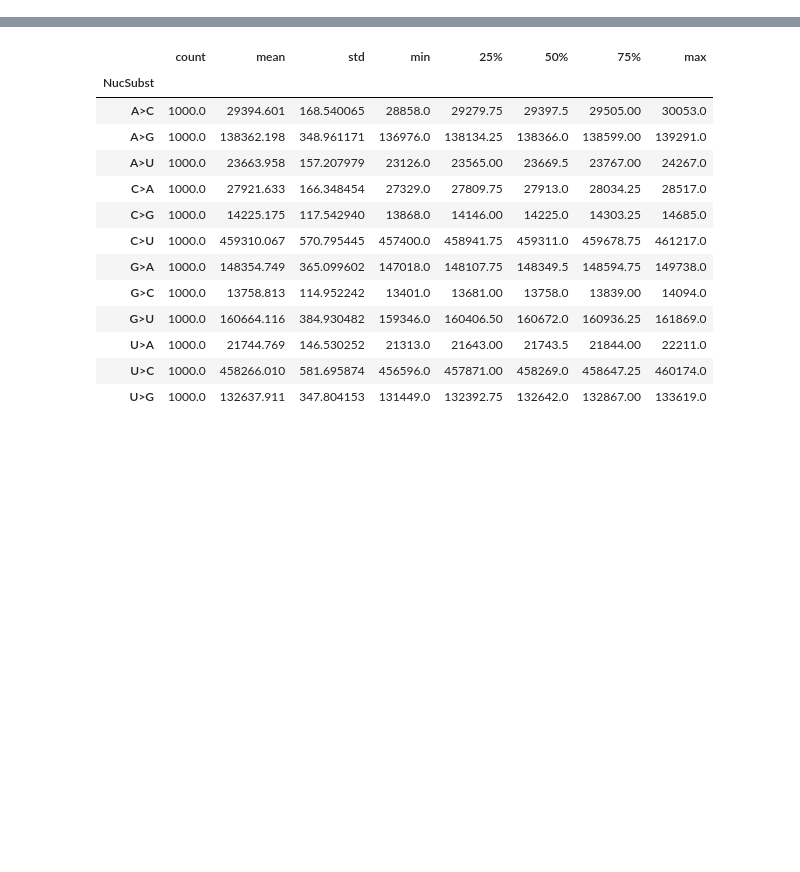
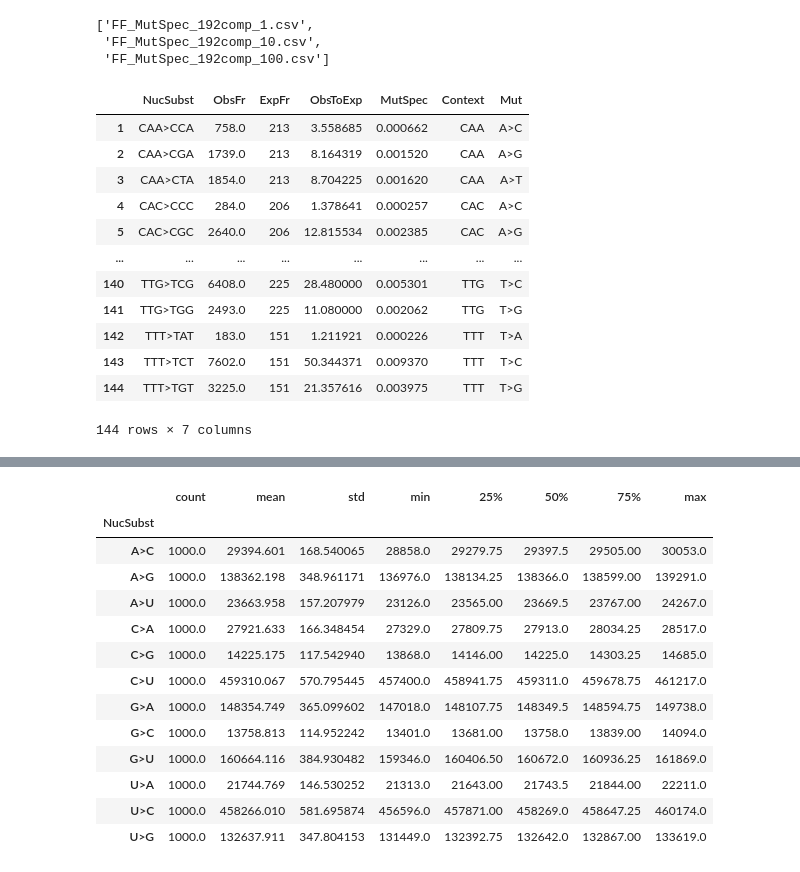
Before and after one commit to mitoclub/Signatures, a Jupyter notebook: notebooks/2.EDA_bootstraping.ipynb, the cells around one changed output, grey strips where cells are left out. Cells and saved outputs as stored; diff of their text form; code cells hidden in the pictures; blank space fills up the shorter version.

```diff
--- a/notebooks/2.EDA_bootstraping.ipynb
+++ b/notebooks/2.EDA_bootstraping.ipynb
@@ -10,5 +10,10 @@ path = "../data/raw/bootstrapping_mutspecs/"
 # %%
 filepaths = sorted(os.listdir(path))
+filepaths[:3]
+# %% [output]
+['FF_MutSpec_192comp_1.csv',
+ 'FF_MutSpec_192comp_10.csv',
+ 'FF_MutSpec_192comp_100.csv']
 # %%
 dataframes = []
 for f in filepaths:
@@ -18,0 +29,16 @@ for f in filepaths:
+# %%
+d
+# %% [output]
+|  | NucSubst | ObsFr | ExpFr | ObsToExp | MutSpec | Context | Mut |
+| 1 | CAA>CCA | 758.0 | 213 | 3.558685 | 0.000662 | CAA | A>C |
+| 2 | CAA>CGA | 1739.0 | 213 | 8.164319 | 0.001520 | CAA | A>G |
+| 3 | CAA>CTA | 1854.0 | 213 | 8.704225 | 0.001620 | CAA | A>T |
+| 4 | CAC>CCC | 284.0 | 206 | 1.378641 | 0.000257 | CAC | A>C |
+| 5 | CAC>CGC | 2640.0 | 206 | 12.815534 | 0.002385 | CAC | A>G |
+| ... | ... | ... | ... | ... | ... | ... | ... |
+| 140 | TTG>TCG | 6408.0 | 225 | 28.480000 | 0.005301 | TTG | T>C |
+| 141 | TTG>TGG | 2493.0 | 225 | 11.080000 | 0.002062 | TTG | T>G |
+| 142 | TTT>TAT | 183.0 | 151 | 1.211921 | 0.000226 | TTT | T>A |
+| 143 | TTT>TCT | 7602.0 | 151 | 50.344371 | 0.009370 | TTT | T>C |
+| 144 | TTT>TGT | 3225.0 | 151 | 21.357616 | 0.003975 | TTT | T>G |
+144 rows × 7 columns
```
Also changed, not shown: parts of 6 cells of this notebook.
